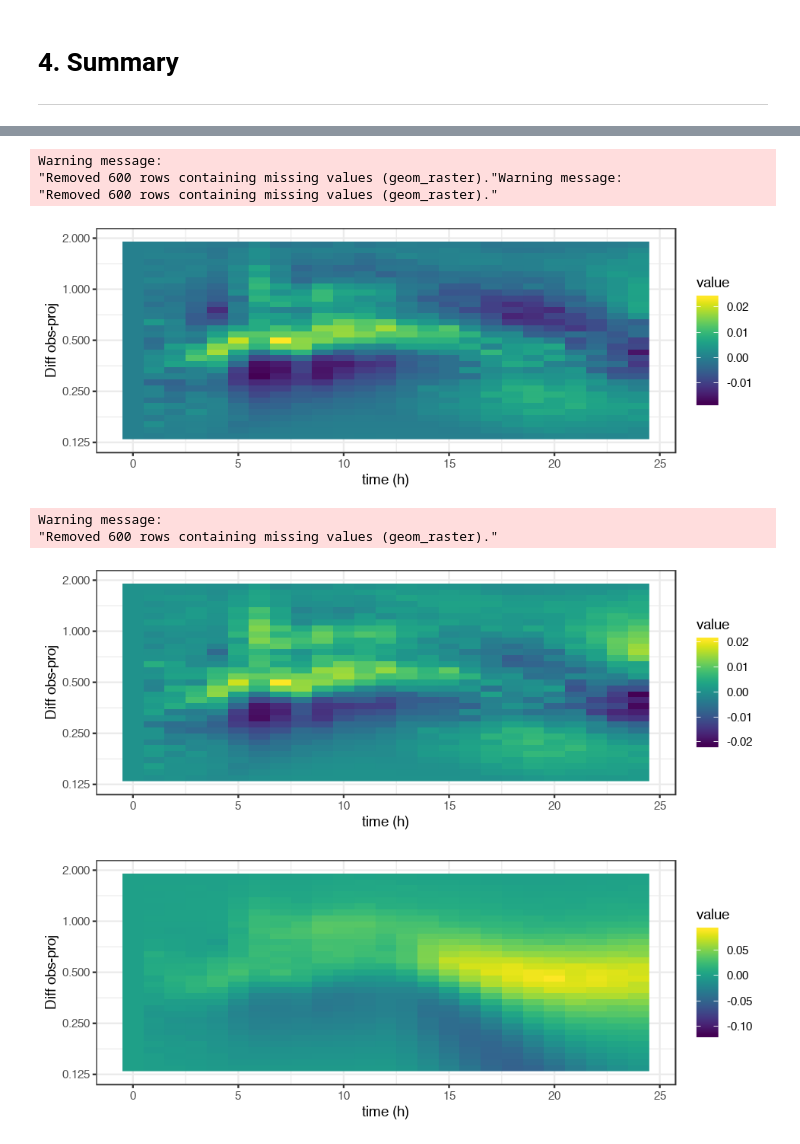
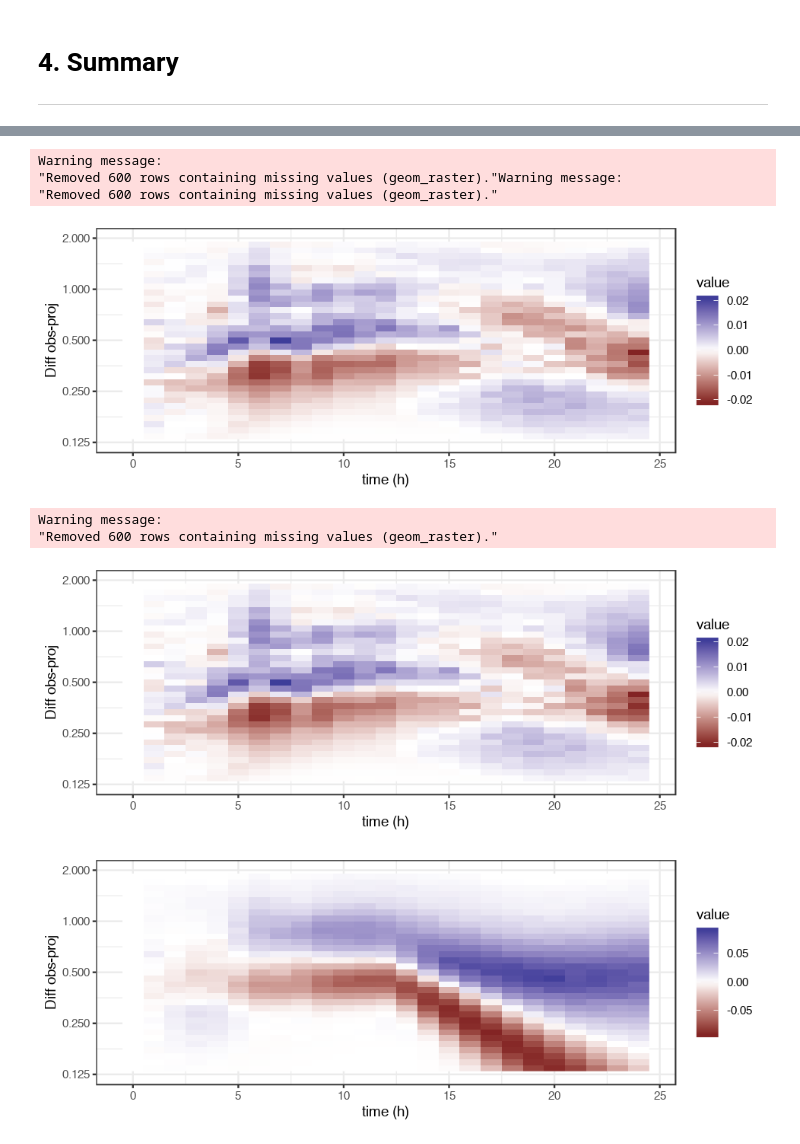
Before and after one commit to fribalet/ssPopModel, a Jupyter notebook: inst/ssMatrixModel_tests.ipynb, the cells around one changed output, grey strips where cells are left out. Drawn from its saved outputs; the diff is of its cells as text; code cells hidden in the pictures.

```diff
--- a/inst/ssMatrixModel_tests.ipynb
+++ b/inst/ssMatrixModel_tests.ipynb
@@ -557,25 +541,25 @@ for(hr in res){
 	mu_N2[,hr+1] <- log(sum(Nproj2[,hr+1])/sum(Nproj2[,hr]))/
 					((as.numeric(colnames(Nproj2)[hr+1])-as.numeric(colnames(Nproj2)[hr]))/(time.interval))
 
-#   B. <- .matrix.conct.fast(hr=hr-1, Einterp=Einterp, volbins=volbins, gmax=gmax2., dmax=dmax2.,b=b2., E_star=E_star2.,c=c2., d=d2., resol=resol)
-#   Nproj2.[,hr+1] <- round(B. %*% Nproj2.[,hr]) # calculate numbers of individuals
-# 	Vproj2.[,hr+1] <- B. %*% Vproj2.[,hr] # calculate the projected size-frequency distribution
-# 	Vproj2.[,hr+1] <- Vproj2.[,hr+1]/sum(Vproj2.[,hr+1]) # normalize distribution so sum = 1
-# 	mu_N2.[,hr+1] <- log(sum(Nproj2.[,hr+1])/sum(Nproj2.[,hr]))/
-# 					((as.numeric(colnames(Nproj2.)[hr+1])-as.numeric(colnames(Nproj2.)[hr]))/(time.interval))
+  B. <- .matrix.conct.fast(hr=hr-1, Einterp=Einterp, volbins=volbins, gmax=gmax2., dmax=dmax2.,b=b2., E_star=E_star2.,c=c2., d=d2., resol=resol)
+  Nproj2.[,hr+1] <- round(B. %*% Nproj2.[,hr]) # calculate numbers of individuals
+	Vproj2.[,hr+1] <- B. %*% Vproj2.[,hr] # calculate the projected size-frequency distribution
+	Vproj2.[,hr+1] <- Vproj2.[,hr+1]/sum(Vproj2.[,hr+1]) # normalize distribution so sum = 1
+	mu_N2.[,hr+1] <- log(sum(Nproj2.[,hr+1])/sum(Nproj2.[,hr]))/
+					((as.numeric(colnames(Nproj2.)[hr+1])-as.numeric(colnames(Nproj2.)[hr]))/(time.interval))
 
     }
 
 Nproj2 <- colSums(Nproj2)
 colnames(mu_N2) <- colnames(Vproj2)
-# Nproj2. <- colSums(Nproj2.)
-# colnames(mu_N2.) <- colnames(Vproj2.)
+Nproj2. <- colSums(Nproj2.)
+colnames(mu_N2.) <- colnames(Vproj2.)
 
 #############################
 ## Growth rate calculation ##
 #############################
 d.mu_N2 <- 24*mean(mu_N2[-c(1:2)], na.rm=T)
-# d.mu_N2. <- 24*mean(mu_N2.[-c(1:2)], na.rm=T)
+d.mu_N2. <- 24*mean(mu_N2.[-c(1:2)], na.rm=T)
 
-print(paste("daily growth rate=",round(d.mu_N2,2)))#,"-",round(d.mu_N2.,2)))
+print(paste("daily growth rate=",round(d.mu_N2,2),"-",round(d.mu_N2.,2)))
 # %% [output]
@@ -847,16 +819,16 @@ plot(mu_N[-c(1:2)],type='o', ylim=c(0,0.06), xlab='time after dawn', ylab="Div r
 # %%
 options(repr.plot.width=8, repr.plot.height=3)
-ggplot(melt(V.hists - Vproj), aes(Var2/3600,Var1, fill=value)) + geom_raster() + scale_y_continuous(trans='log2',limits = c(0.125, 2)) + theme_bw() + labs(x='time (h)', y= 'Diff obs-proj') + scale_fill_gradientn(colors=viridis::viridis(100))
-ggplot(melt(V.hists - Vproj2), aes(Var2/3600,Var1, fill=value)) + geom_raster() + scale_y_continuous(trans='log2',limits = c(0.125, 2)) + theme_bw() + labs(x='time (h)', y= 'Diff obs-proj') + scale_fill_gradientn(colors=viridis::viridis(100))
-ggplot(melt(V.hists - Vproj3), aes(Var2/3600,Var1, fill=value)) + geom_raster() + scale_y_continuous(trans='log2',limits = c(0.125, 2)) + theme_bw() + labs(x='time (h)', y= 'Diff obs-proj') + scale_fill_gradientn(colors=viridis::viridis(100))
+ggplot(melt(V.hists - Vproj), aes(Var2/3600,Var1, fill=value)) + geom_raster() + scale_y_continuous(trans='log2',limits = c(0.125, 2)) + theme_bw() + labs(x='time (h)', y= 'Diff obs-proj') + scale_fill_gradient2(midpoint=0)
+ggplot(melt(V.hists - Vproj2), aes(Var2/3600,Var1, fill=value)) + geom_raster() + scale_y_continuous(trans='log2',limits = c(0.125, 2)) + theme_bw() + labs(x='time (h)', y= 'Diff obs-proj') + scale_fill_gradient2(midpoint=0)
+ggplot(melt(V.hists - Vproj3), aes(Var2/3600,Var1, fill=value)) + geom_raster() + scale_y_continuous(trans='log2',limits = c(0.125, 2)) + theme_bw() + labs(x='time (h)', y= 'Diff obs-proj') + scale_fill_gradient2(midpoint=0)
 # %% [output]
 Warning message:
 "Removed 600 rows containing missing values (geom_raster)."Warning message:
 "Removed 600 rows containing missing values (geom_raster)."
-[figure, old version]
+[figure, new version]
 Warning message:
 "Removed 600 rows containing missing values (geom_raster)."
-[figure, old version]
+[figure, new version]
-[figure, old version]
+[figure, new version]
 # %%
 options(repr.plot.width=8, repr.plot.height=3)
```
Also changed, not shown: parts of 22 cells of this notebook.
